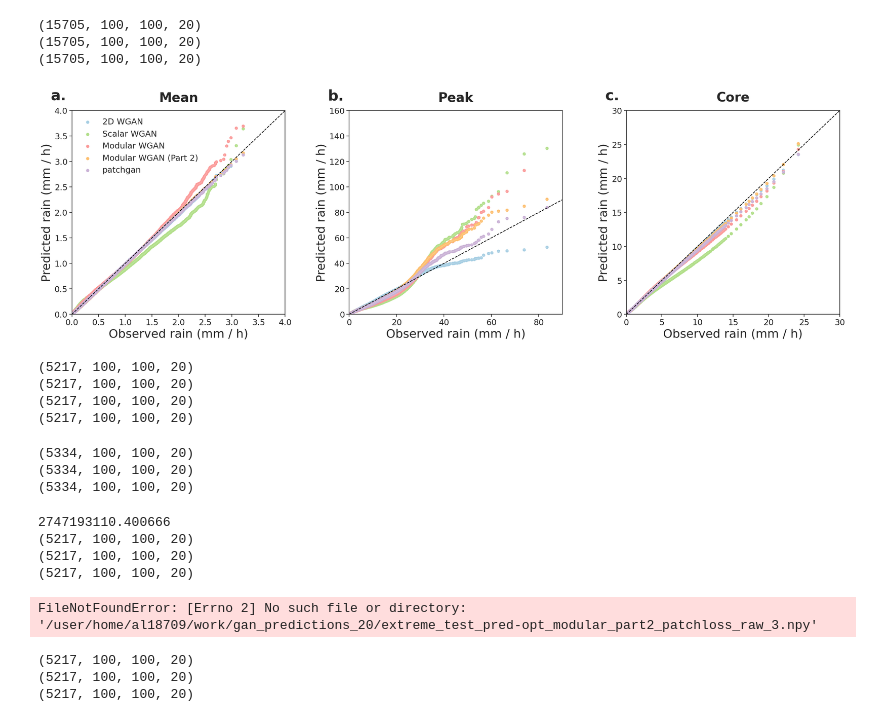
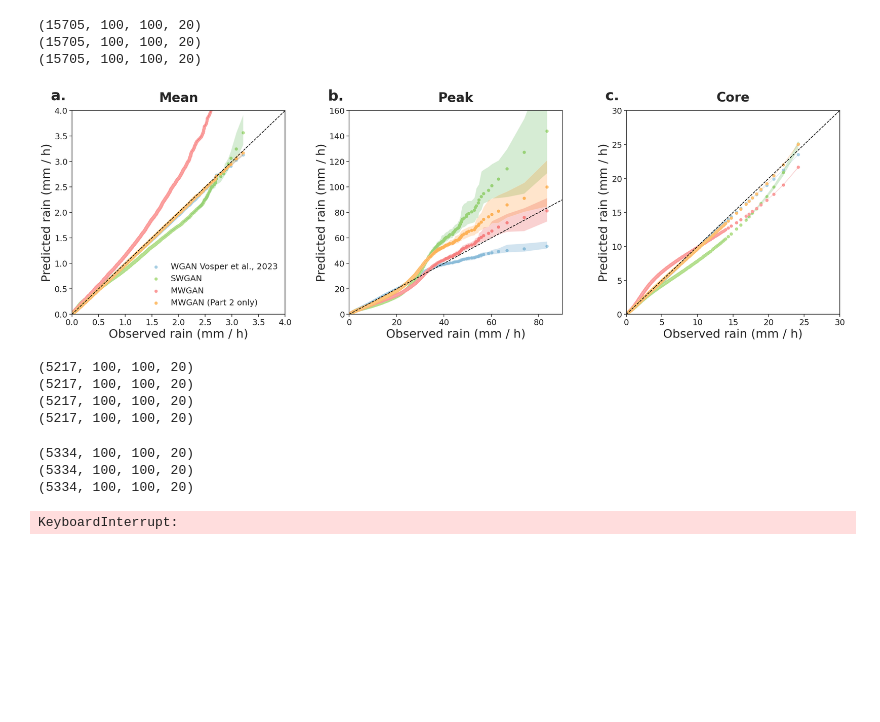
Before and after one commit to vosps/tropical_cyclone, a Jupyter notebook: tracking/4_qq.ipynb, the cells around one changed output. Cells and saved outputs as stored; diff of their text form; code cells hidden in the pictures; blank space fills up the shorter version.

Commit message:
plot updates

```diff
--- a/tracking/4_qq.ipynb
+++ b/tracking/4_qq.ipynb
@@ -20,9 +20,9 @@ def radMask(index,radius,array):
   return mask
 # %%
 def calc_ensemble_percentile(ensemble,analysis,percentiles):
-	ensemble_p=np.zeros((1,len(percentiles)))
+	ensemble_p=np.zeros((20,len(percentiles)))
 	print(ensemble.shape)
-	for i in range(1):
+	for i in range(20):
 		if analysis == 'Mean' or analysis == 'Mean | extremes':
 			p = np.percentile(np.mean(np.mean(ensemble[:,:,:,i],axis=1),axis=1), percentiles)
 		elif analysis == 'Peak' or analysis == 'Peak | extremes':
@@ -343,7 +344,8 @@ del inputs_og
 (16007, 100, 100, 20)
 (16007, 100, 100, 20)
 # %%
-modular_pred_2 = np.load('/user/home/al18709/work/gan_predictions_20/modular_part2_lowres_predictions_test_pred-opt_scalar_test_run_1_pred-opt_modular_part2_raw.npy')
+# modular_pred_2 = np.load('/user/home/al18709/work/gan_predictions_20/modular_part2_lowres_predictions_test_pred-opt_scalar_test_run_1_pred-opt_modular_part2_raw.npy')
+modular_pred_2 = np.load('/user/home/al18709/work/gan_predictions_20/modular_part2_lowres_predictions_test_pred-opt_scalar_test_run_1_best_2_pred-opt_modular_part2_raw.npy')
 meta_valid = pd.read_csv('/user/work/al18709/tc_data_flipped/test_meta.csv')
 print(np.sum(modular_pred_2))
 modular_mean,modular_mean_min,modular_mean_max = calc_ensemble_percentile(modular_pred_2,'Mean',percentiles)
@@ -446,8 +444,8 @@ b2 = axes[0].fill_between(real_mean_p/3, modular_mean_min/3, modular_mean_max/3,
 c1 = axes[0].scatter(real_mean_p/3,mraw_mean/3)
 c2 = axes[0].fill_between(real_mean_p/3, mraw_mean_min/3, mraw_mean_max/3,alpha=0.2)
 
-d1 =axes[0].scatter(real_mean_p/3,patchloss_mean/3)
-d2 =axes[0].fill_between(real_mean_p/3, patchloss_mean_min/3, patchloss_mean_max/3,alpha=0.2)
+# d1 =axes[0].scatter(real_mean_p/3,patchloss_mean/3)
+# d2 =axes[0].fill_between(real_mean_p/3, patchloss_mean_min/3, patchloss_mean_max/3,alpha=0.2)
 
 # axes[0].scatter(real_mean_p/3,mweight_mean/3)
 # axes[0].scatter(real_mean_p/3,cmip_mean_p/6)
@@ -461,8 +459,8 @@ axes[1].scatter(real_peak_p/3,modular_peak/3)
 axes[1].fill_between(real_peak_p/3, modular_peak_min/3, modular_peak_max/3,alpha=0.2)
 axes[1].scatter(real_peak_p/3,mraw_peak/3)
 axes[1].fill_between(real_peak_p/3, mraw_peak_min/3, mraw_peak_max/3,alpha=0.2)
-axes[1].scatter(real_peak_p/3,patchloss_peak/3)
-axes[1].fill_between(real_peak_p/3, patchloss_peak_min/3, patchloss_peak_max/3,alpha=0.2)
+# axes[1].scatter(real_peak_p/3,patchloss_peak/3)
+# axes[1].fill_between(real_peak_p/3, patchloss_peak_min/3, patchloss_peak_max/3,alpha=0.2)
 
 # axes[1].scatter(real_peak_p/3,mweight_peak/3)
 # axes[1].scatter(real_peak_p/3,cmip_peak_p/6)
@@ -476,8 +474,8 @@ axes[2].scatter(real_core_p/3,modular_core/3)
 axes[2].fill_between(real_core_p/3, modular_core_min/3, modular_core_max/3,alpha=0.2)
 axes[2].scatter(real_core_p/3,mraw_core/3)
 axes[2].fill_between(real_core_p/3, mraw_core_min/3, mraw_core_max/3,alpha=0.2)
-axes[2].scatter(real_core_p/3,patchloss_core/3)
-axes[2].fill_between(real_core_p/3, patchloss_core_min/3, patchloss_core_max/3,alpha=0.2)
+# axes[2].scatter(real_core_p/3,patchloss_core/3)
+# axes[2].fill_between(real_core_p/3, patchloss_core_min/3, patchloss_core_max/3,alpha=0.2)
 # axes[2].scatter(real_core_p/3,mweight_core/3)
 # axes[2].scatter(real_core_p/6,cmip_core_p/6)
 # axes[2].scatter(real_core_p/6,hrmip_core_p/6)
@@ -492,7 +490,7 @@ axes[2].plot(x_y,x_y,'--',color='black')
 # axes[0].legend(['2D WGAN','Scalar WGAN','Modular WGAN', 'Modular WGAN (Part 2)', 'Patchloss'],frameon=False,fontsize=16)
 # axes[0].legend(['2D WGAN','Scalar WGAN','Modular WGAN', 'Modular WGAN (Part 2)'],frameon=False,fontsize=24)
 
-axes[0].legend([ax1,a1,b1,c1,d1],['2D WGAN','Scalar WGAN','Modular WGAN', 'Modular WGAN (Part 2)','patchgan'],frameon=False,fontsize=18)
+axes[0].legend([ax1,a1,b1,c1],['WGAN Vosper et al., 2023','SWGAN','MWGAN', 'MWGAN (Part 2 only)'],frameon=False,fontsize=18)
 
 # ax.fill_between(real_p, dsrnngan_min, dsrnngan_max,color='#729ea1',alpha=0.2)
 # ax.fill_between(real_p, pred2_min, pred2_max,color='Green',alpha=0.2)
@@ -505,35 +503,35 @@ axes[0].tick_params(axis='both', which='major', labelsize=18)
 axes[1].set_xlabel('Observed rain (mm / h)',fontsize=26)
 axes[1].set_ylabel('Predicted rain (mm / h)',fontsize=26)
 axes[1].set_title('Peak',fontsize=28,fontweight='bold',pad=20)
 axes[1].tick_params(axis='both', which='major', labelsize=18)
 
 axes[2].set_xlabel('Observed rain (mm / h)',fontsize=26)
 axes[2].set_ylabel('Predicted rain (mm / h)',fontsize=26)
 axes[2].set_title('Core',fontsize=28,fontweight='bold',pad=20)
 axes[2].tick_params(axis='both', which='major', labelsize=18)
 
 
 axes[0].set_ylim([0,4])
 axes[0].set_xlim([0,4])
 axes[1].set_ylim([0,160])
 axes[1].set_xlim([0,90])
 axes[2].set_ylim([0,30])
 axes[2].set_xlim([0,30])
 axes[2].set_xticks([0,5,10,15,20,25,30])
 
 
 axes[0].text(-0.1, 1.05, 'a.', transform=axes[0].transAxes, size=32, weight='bold')
 axes[1].text(-0.1, 1.05, 'b.', transform=axes[1].transAxes, size=32, weight='bold')
 axes[2].text(-0.1, 1.05, 'c.', transform=axes[2].transAxes, size=32, weight='bold')
 
 
 plt.subplots_adjust(left=None, bottom=None, right=None, top=None, wspace=0.3, hspace=0.35)
-plt.savefig('qq_plot_Total_test_new_final_13.png',bbox_inches='tight',dpi=600)
+plt.savefig('qq_plot_Total_test_new_final_14.png',bbox_inches='tight',dpi=600)
 
 # TODO: checkpoint 25 was the best so far!
 plt.show()
 # %% [output]
-[figure, old version]
+[figure, new version]
 # %%
 real,inputs,pred,meta = load_tc_data(set='extreme_test',results='ke_tracks')
 print(pred.shape)
@@ -562,6 +560,7 @@ del pred_og
 (5334, 100, 100, 20)
 (5334, 100, 100, 20)
 (5334, 100, 100, 20)
+KeyboardInterrupt:
 # %%
 modular_pred_2 = np.load('/user/home/al18709/work/gan_predictions_20/modular_part2_lowres_predictions_extreme_test_pred-opt_scalar_test_run_1_pred-opt_modular_part2_raw.npy')
 meta_valid = pd.read_csv('/user/work/al18709/tc_data_flipped/extreme_test_meta.csv')
@@ -570,19 +569,12 @@ modular_mean,modular_mean_min,modular_mean_max = calc_ensemble_percentile(modula
 modular_peak,modular_peak_min,modular_peak_max = calc_ensemble_percentile(modular_pred_2,'Peak',percentiles)
 modular_core,modular_core_min,modular_core_max = calc_ensemble_percentile(modular_pred_2,'Core',percentiles)
 del modular_pred_2
-# %% [output]
-2747193110.400666
-(5217, 100, 100, 20)
-(5217, 100, 100, 20)
-(5217, 100, 100, 20)
 # %%
 patchloss_pred = np.load('/user/home/al18709/work/gan_predictions_20/extreme_test_pred-opt_modular_part2_patchloss_raw_3.npy')
 patchloss_mean,patchloss_mean_min,patchloss_mean_max = calc_ensemble_percentile(patchloss_pred,'Mean',percentiles)
 patchloss_peak,patchloss_peak_min,patchloss_peak_max = calc_ensemble_percentile(patchloss_pred,'Peak',percentiles)
 patchloss_core,patchloss_core_min,patchloss_core_max = calc_ensemble_percentile(patchloss_pred,'Core',percentiles)
 del patchloss_pred
-# %% [output]
-FileNotFoundError: [Errno 2] No such file or directory: '/user/home/al18709/work/gan_predictions_20/extreme_test_pred-opt_modular_part2_patchloss_raw_3.npy'
 # %%
 model = ''
 # set mode
@@ -593,10 +585,6 @@ mraw_mean,mraw_mean_min,mraw_mean_max = calc_ensemble_percentile(pred_mraw,'Mean
 mraw_peak,mraw_peak_min,mraw_peak_max = calc_ensemble_percentile(pred_mraw,'Peak',percentiles)
 mraw_core,mraw_core_min,mraw_core_max = calc_ensemble_percentile(pred_mraw,'Core',percentiles)
 del pred_mraw
-# %% [output]
-(5217, 100, 100, 20)
-(5217, 100, 100, 20)
-(5217, 100, 100, 20)
 # %%
 analysis = 'Mean'
 real_mean_p = np.percentile(np.mean(np.mean(real,axis=1),axis=1), percentiles)
```
Also changed, not shown: parts of 6 cells of this notebook, 29 other files.
